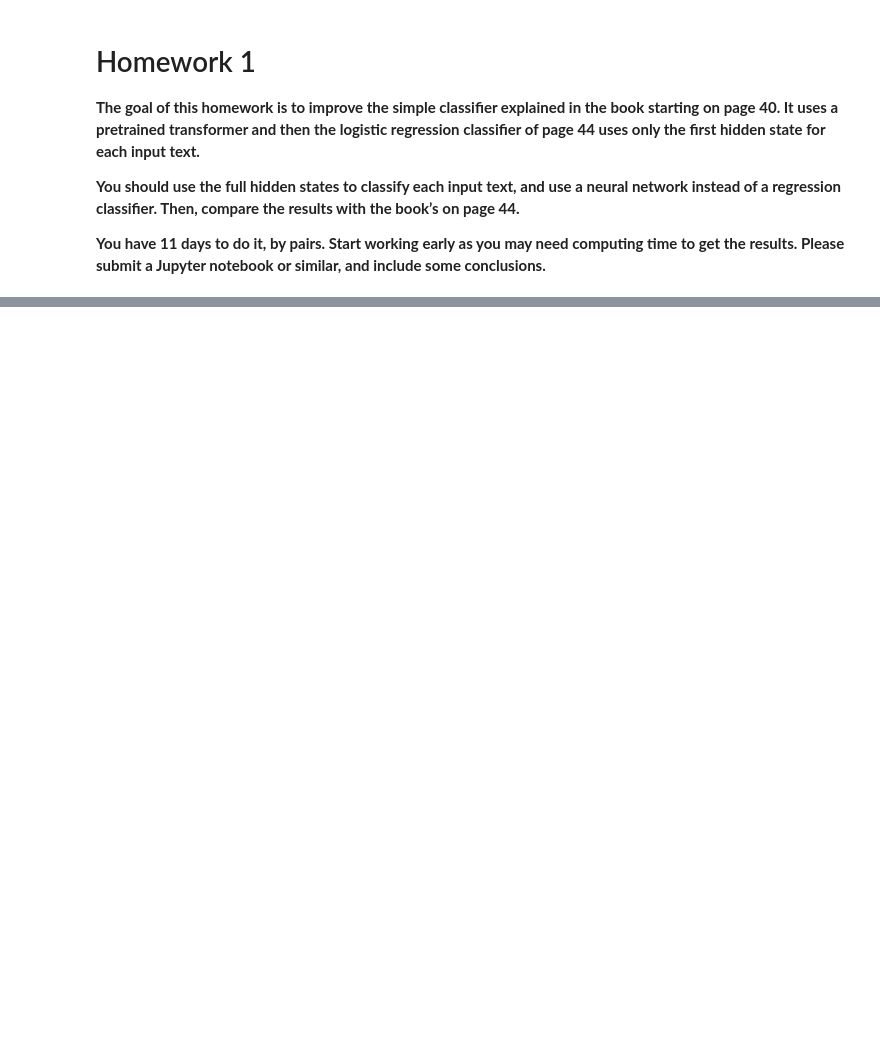
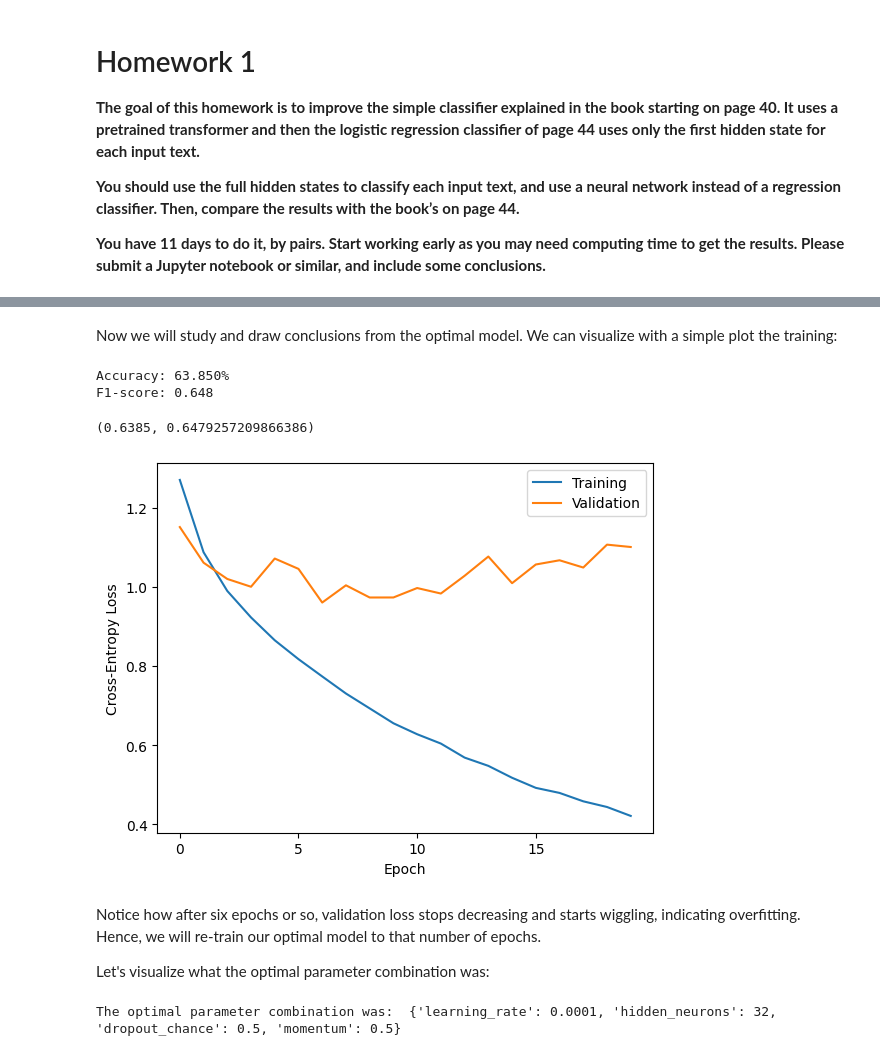
Before and after one commit to Frankwii/data_mining, a Jupyter notebook: homework1.ipynb, the cells around one changed output, grey strips where cells are left out. Cells and saved outputs as stored; diff of their text form; code cells hidden in the pictures; blank space fills up the shorter version.

```diff
--- a/homework1.ipynb
+++ b/homework1.ipynb
@@ -267,0 +200,6 @@ RuntimeError: 0D or 1D target tensor expected, multi-target not supported
+# %%
+input_dim = X_train.shape[1]
+num_classes = len(y_train.unique())
+
+print("Input dimension for the classifier:", input_dim)
+print("Number of classes:", num_classes)
@@ -267,0 +291,36 @@ RuntimeError: 0D or 1D target tensor expected, multi-target not supported
+# %%
+learning_rates=[0.0001, 0.0005, 0.001]
+hidden_neurons=[4, 6, 8, 16, 32, 64]
+dropout_chances=[0.2,0.3,0.5]
+momentums=[0.5, 0.8]
+
+parameters = {"learning_rate":learning_rates, "hidden_neurons": hidden_neurons, 'dropout_chance':dropout_chances, 'momentum':momentums}
+
+from itertools import product
+def unroll_dict(dictionary:dict[str, list]):
+    keys, values = zip(*dictionary.items())
+
+    return [dict(zip(keys, v)) for v in product(*values)]
+
+best_accuracy=0.0
+
+best_f1=0.0
+best_training_history=[]
+best_validation_history=[]
+best_classifier = None
+best_parameters={}
+
+for param_combination in unroll_dict(parameters):
+    training_history, validation_history, classifier = train_classifier(**param_combination)
+    accuracy, f1 = evaluate_classifier(classifier)
+
+    if accuracy>best_accuracy:
+        best_training_history = training_history
+        best_validation_history = validation_history
+        best_classifier = classifier
+        best_parameters=param_combination
+
+        best_accuracy = accuracy
+        best_f1 = f1
+
+    print(f"Finished evaluating parameter combination {param_combination}")
@@ -267,0 +345,18 @@ RuntimeError: 0D or 1D target tensor expected, multi-target not supported
+# %% [markdown]
+Now we will study and draw conclusions from the optimal model. We can visualize with a simple plot the training:
+# %%
+plot_training(best_training_history, best_validation_history)
+evaluate_classifier(best_classifier, verbose=True)
+# %% [output]
+Accuracy: 63.850%
+F1-score: 0.648
+(0.6385, 0.6479257209866386)
+[figure, added]
+# %% [markdown]
+Notice how after six epochs or so, validation loss stops decreasing and starts wiggling, indicating overfitting. Hence, we will re-train our optimal model to that number of epochs.
+
+Let's visualize what the optimal parameter combination was:
+# %%
+print("The optimal parameter combination was: ", best_parameters)
+# %% [output]
+The optimal parameter combination was:  {'learning_rate': 0.0001, 'hidden_neurons': 32, 'dropout_chance': 0.5, 'momentum': 0.5}
```
Also changed, not shown: parts of 48 cells of this notebook, 1 other file.
